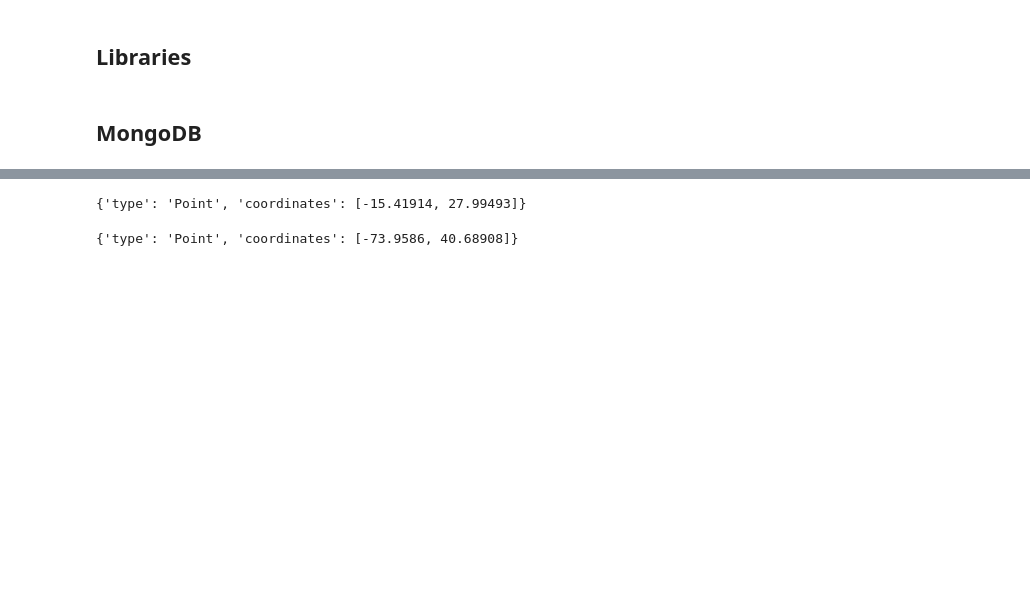
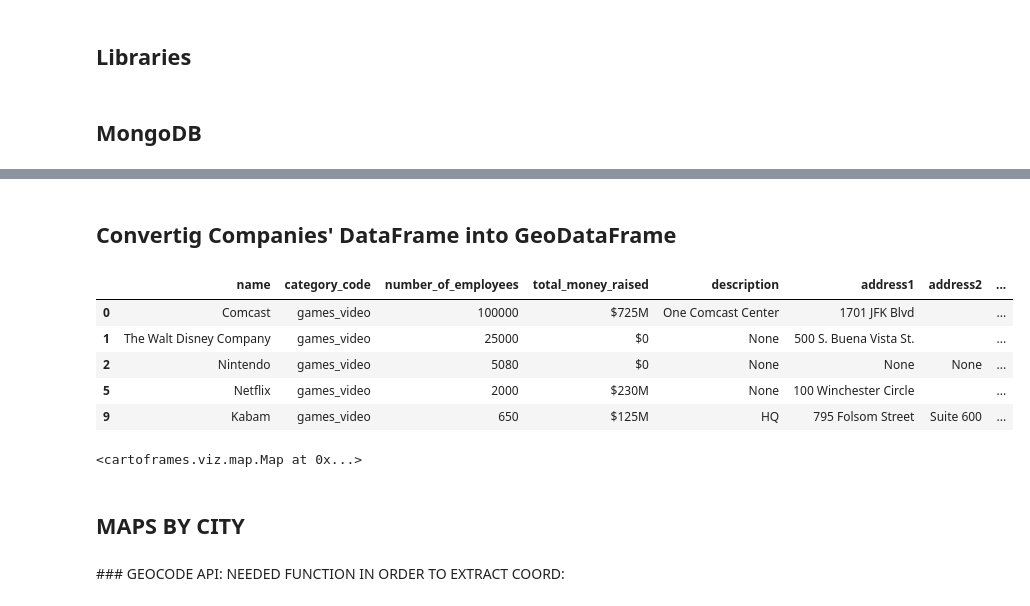
Before and after one commit to meryreddoor/Best_location_with_MongoDB_Project, a Jupyter notebook: Proyecto MongoDB.ipynb, the cells around one changed output, grey strips where cells are left out. Drawn from its saved outputs; the diff is of its cells as text; code cells hidden in the pictures; blank space fills up the shorter version.

```diff
--- a/Proyecto MongoDB.ipynb
+++ b/Proyecto MongoDB.ipynb
@@ -55,28 +75,28 @@ it will be used the API from geocode in order to extract the coordenates for the
+# %% [markdown]
+## Convertig Companies' DataFrame into GeoDataFrame
+# %%
+gdf = gpd.GeoDataFrame(df_companies, geometry=gpd.points_from_xy(df_companies.longitude, df_companies.latitude))
+gdf.head()
+# %% [output]
+|  | name | category_code | number_of_employees | total_money_raised | description | address1 | address2 | ... |
+| 0 | Comcast | games_video | 100000 | $725M | One Comcast Center | 1701 JFK Blvd |  | ... |
+| 1 | The Walt Disney Company | games_video | 25000 | $0 | None | 500 S. Buena Vista St. |  | ... |
+| 2 | Nintendo | games_video | 5080 | $0 | None | None | None | ... |
+| 5 | Netflix | games_video | 2000 | $230M | None | 100 Winchester Circle |  | ... |
+| 9 | Kabam | games_video | 650 | $125M | HQ | 795 Folsom Street | Suite 600 | ... |
+# %%
+Map([Layer(gdf), size_continuous_layer(gdf, 'number_of_employees')])
+# %% [output]
+<cartoframes.viz.map.Map at 0x...>
+# %% [markdown]
+## MAPS BY CITY
+# %% [markdown]
+### GEOCODE API:
+NEEDED FUNCTION IN ORDER TO EXTRACT COORD:
 # %%
-#COORDENATES FOR SAN FRANCISCO
-
 def geocode(address):
     data = requests.get(f"https://geocode.xyz/{address}?json=1").json()
     return {
         "type":"Point",
         "coordinates":[float(data["longt"]),float(data["latt"])]
     }
-
-sf = geocode("San Francisco")
-sf
-# %% [output]
-{'type': 'Point', 'coordinates': [-15.41914, 27.99493]}
-# %%
-#COORDENATES FOR NEW YORK
-
-def geocode(address):
-    data = requests.get(f"https://geocode.xyz/{address}?json=1").json()
-    return {
-        "type":"Point",
-        "coordinates":[float(data["longt"]),float(data["latt"])]
-    }
-
-ny = geocode("New York")
-ny
-# %% [output]
-{'type': 'Point', 'coordinates': [-73.9586, 40.68908]}
```
Also changed, not shown: parts of 28 cells of this notebook.
